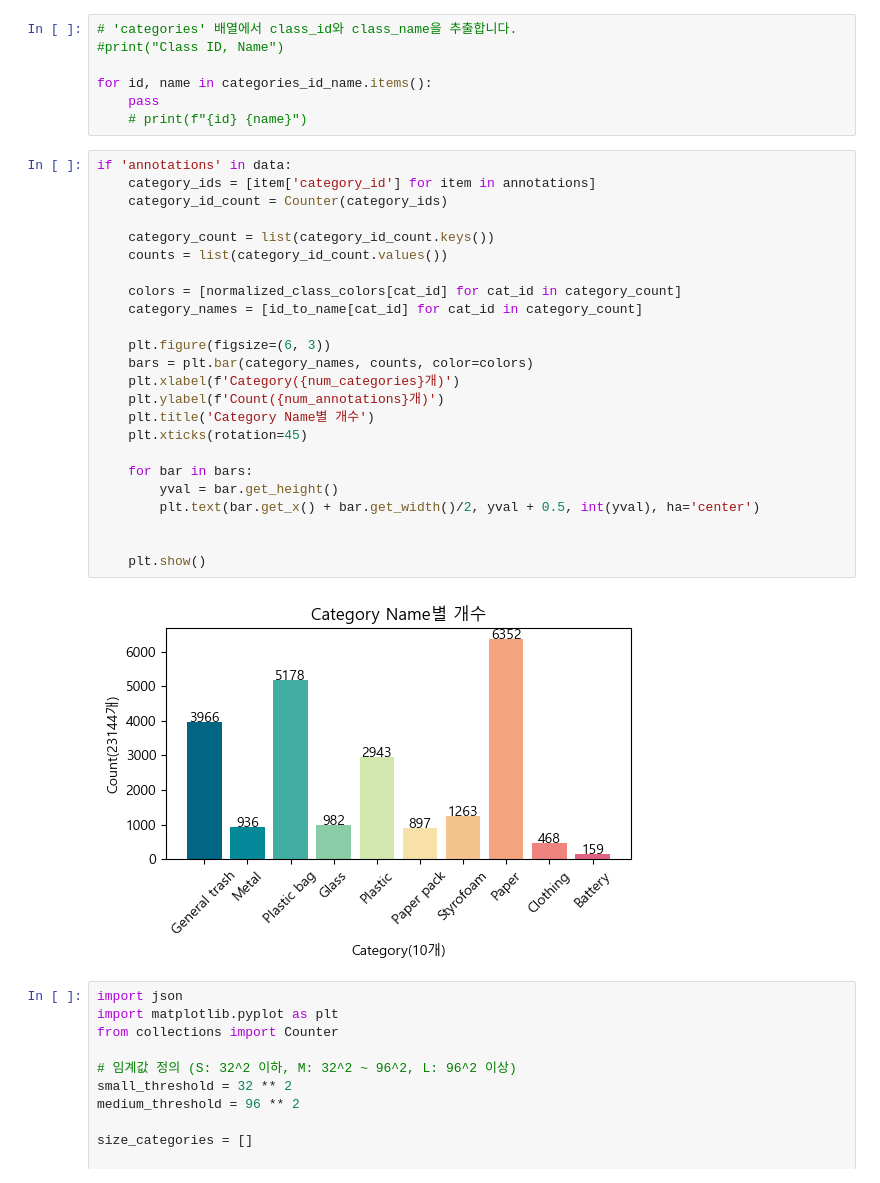
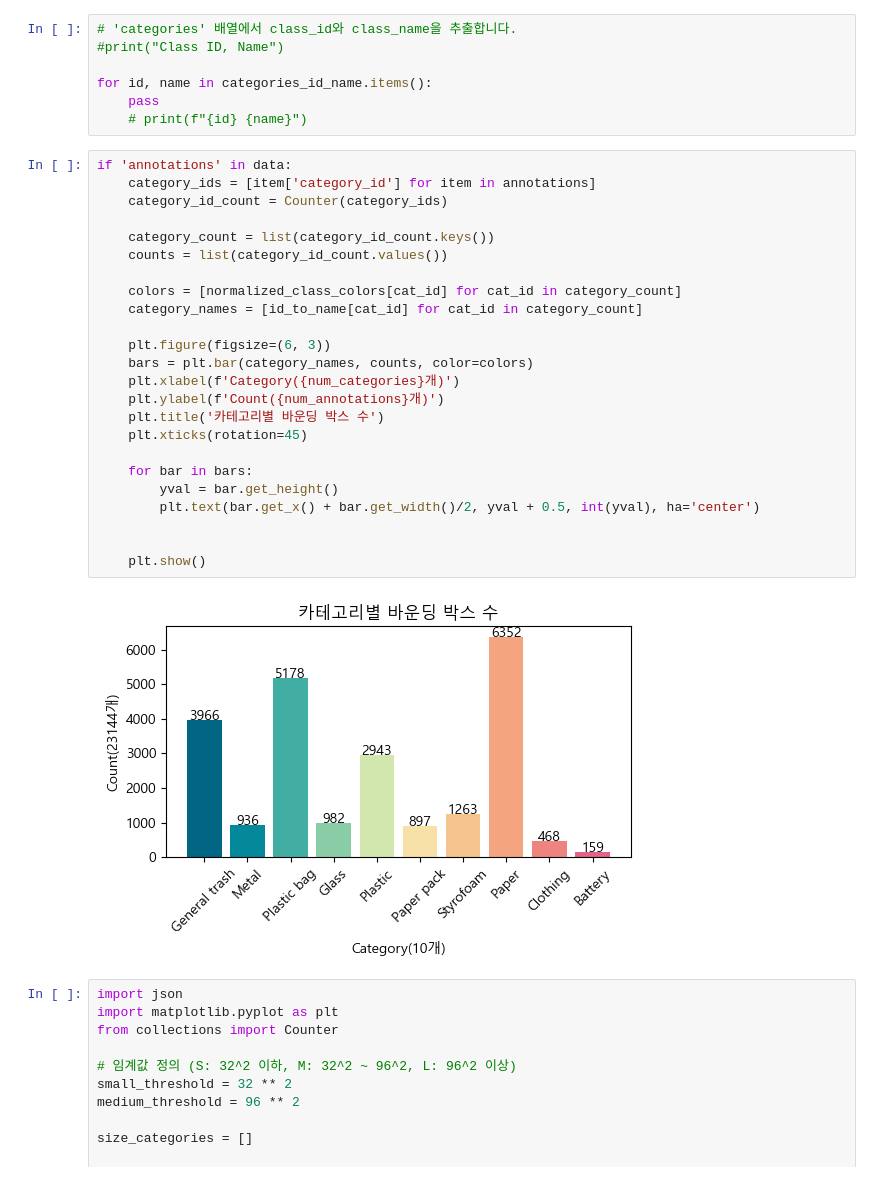
Before and after one commit to boostcampaitech7/level2-objectdetection-cv-22, a Jupyter notebook: eda/EDA3.ipynb, the cells around one changed output. Saved outputs shown, nothing was run; the diff lists cells and outputs as text.

```diff
--- a/eda/EDA3.ipynb
+++ b/eda/EDA3.ipynb
@@ -94,29 +94,29 @@ for id, name in categories_id_name.items():
 # %%
 if 'annotations' in data:
     category_ids = [item['category_id'] for item in annotations]
     category_id_count = Counter(category_ids)
 
     category_count = list(category_id_count.keys())
     counts = list(category_id_count.values())
 
     colors = [normalized_class_colors[cat_id] for cat_id in category_count]
     category_names = [id_to_name[cat_id] for cat_id in category_count]
 
     plt.figure(figsize=(6, 3))
     bars = plt.bar(category_names, counts, color=colors)
     plt.xlabel(f'Category({num_categories}개)')
     plt.ylabel(f'Count({num_annotations}개)')
-    plt.title('Category Name별 개수')
+    plt.title('카테고리별 바운딩 박스 수')
     plt.xticks(rotation=45)
 
     for bar in bars:
         yval = bar.get_height()
         plt.text(bar.get_x() + bar.get_width()/2, yval + 0.5, int(yval), ha='center')
 
 
     plt.show()
 # %% [output]
-[figure, old version]
+[figure, new version]
 # %%
 import json
 import matplotlib.pyplot as plt
```
Also changed, not shown: parts of 4 cells of this notebook.
